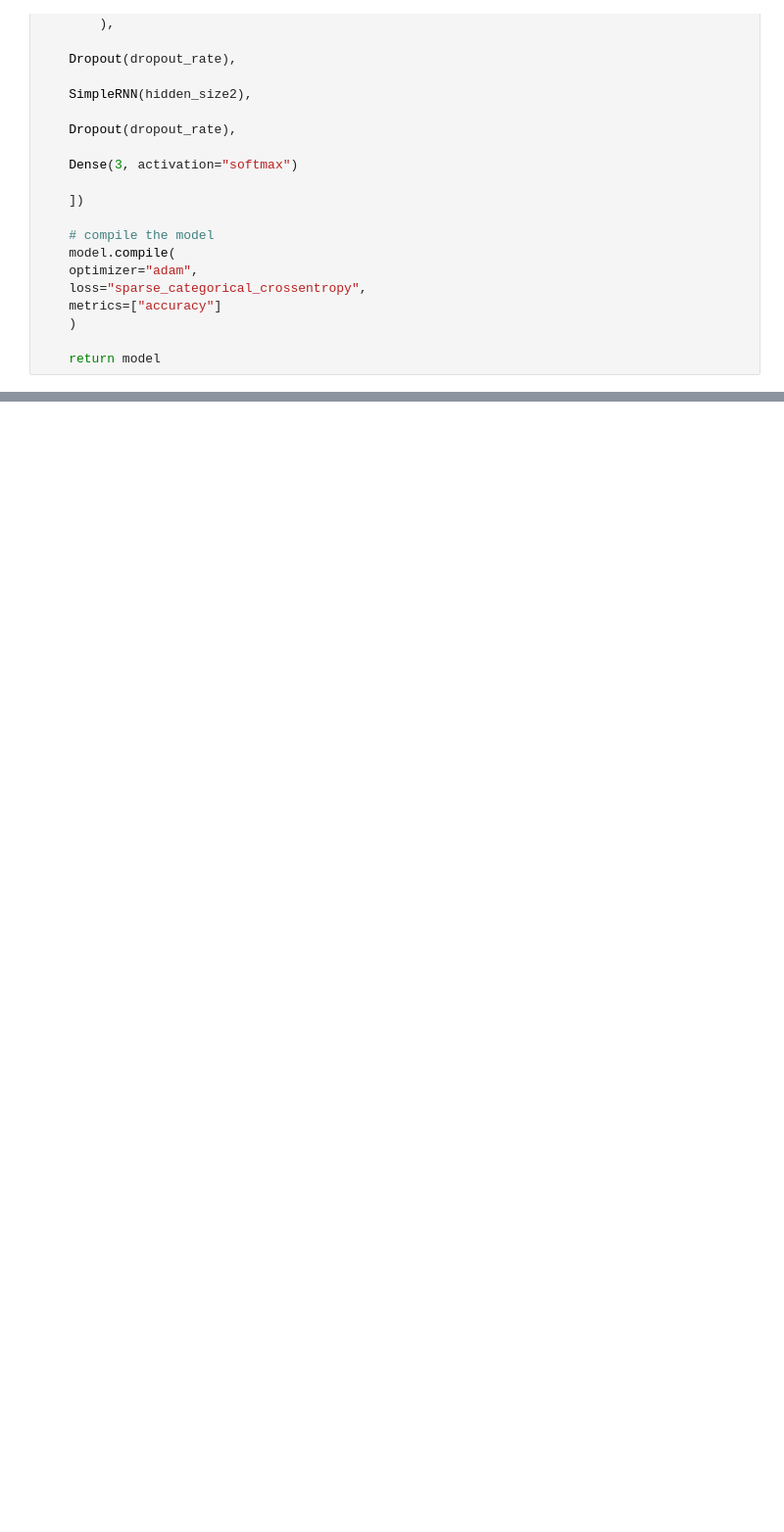
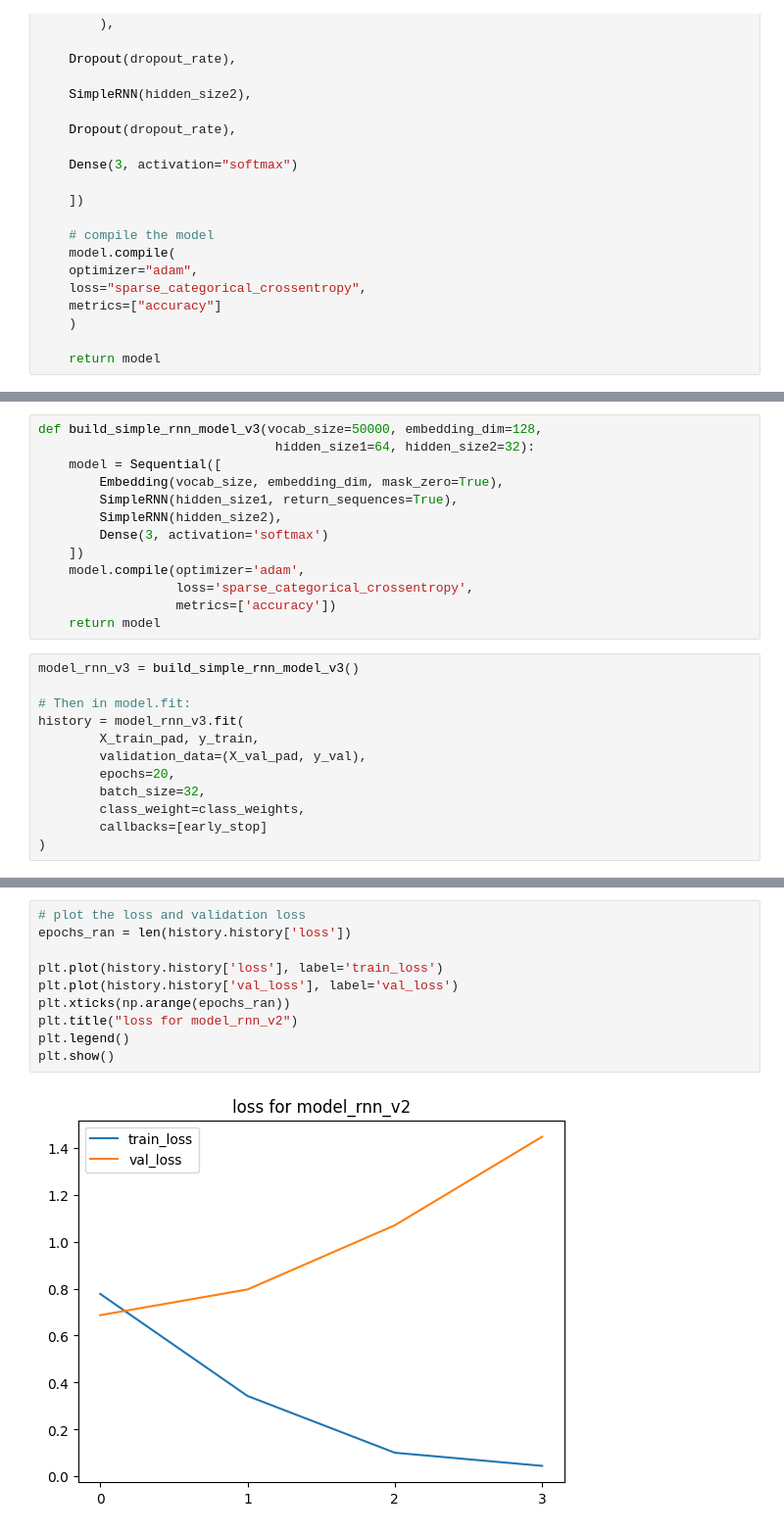
Before and after one commit to KingsleyElo/naija-sentiment, a Jupyter notebook: 02-notebooks/03-rnn.ipynb, the cells around one changed output, grey strips where cells are left out. Shown at 98% size. Drawn from its saved outputs; the diff is of its cells as text; blank space fills up the shorter version.

```diff
--- a/02-notebooks/03-rnn.ipynb
+++ b/02-notebooks/03-rnn.ipynb
@@ -248,0 +350,25 @@ weighted avg       0.68      0.67      0.67     17654
+# %%
+def build_simple_rnn_model_v3(vocab_size=50000, embedding_dim=128,
+                               hidden_size1=64, hidden_size2=32):
+    model = Sequential([
+        Embedding(vocab_size, embedding_dim, mask_zero=True),
+        SimpleRNN(hidden_size1, return_sequences=True),
+        SimpleRNN(hidden_size2),
+        Dense(3, activation='softmax')
+    ])
+    model.compile(optimizer='adam',
+                  loss='sparse_categorical_crossentropy',
+                  metrics=['accuracy'])
+    return model
+# %%
+model_rnn_v3 = build_simple_rnn_model_v3()
+
+# Then in model.fit:
+history = model_rnn_v3.fit(
+        X_train_pad, y_train,
+        validation_data=(X_val_pad, y_val),
+        epochs=20,
+        batch_size=32,
+        class_weight=class_weights,
+        callbacks=[early_stop]
+)
@@ -248,0 +384,12 @@ weighted avg       0.68      0.67      0.67     17654
+# %%
+# plot the loss and validation loss
+epochs_ran = len(history.history['loss'])
+
+plt.plot(history.history['loss'], label='train_loss')
+plt.plot(history.history['val_loss'], label='val_loss')
+plt.xticks(np.arange(epochs_ran))
+plt.title("loss for model_rnn_v2")
+plt.legend()
+plt.show()
+# %% [output]
+[figure, added]
```
Also changed, not shown: parts of 16 cells of this notebook.
